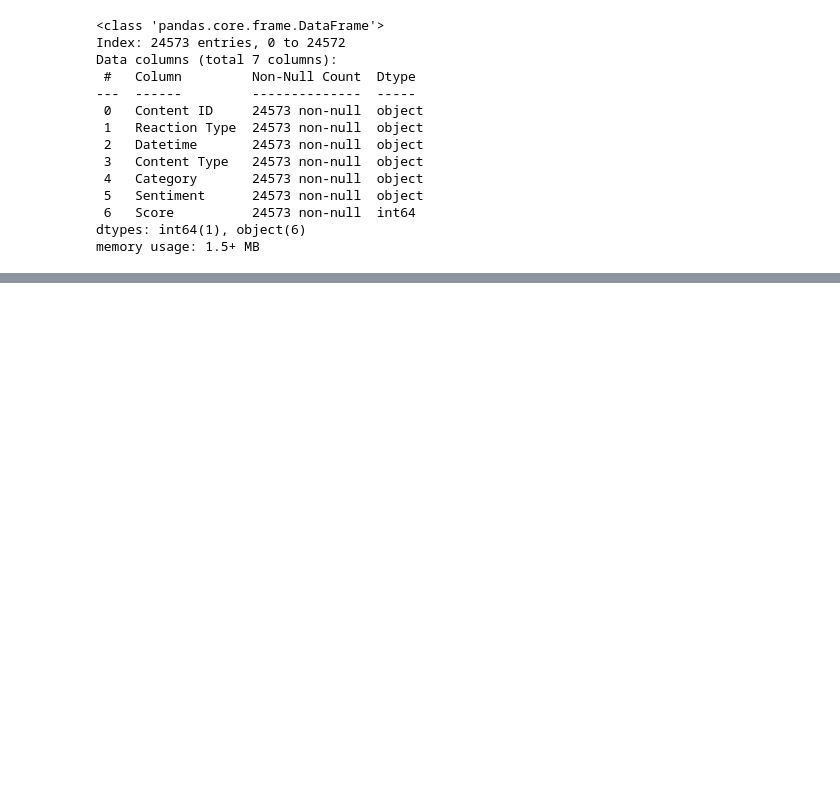
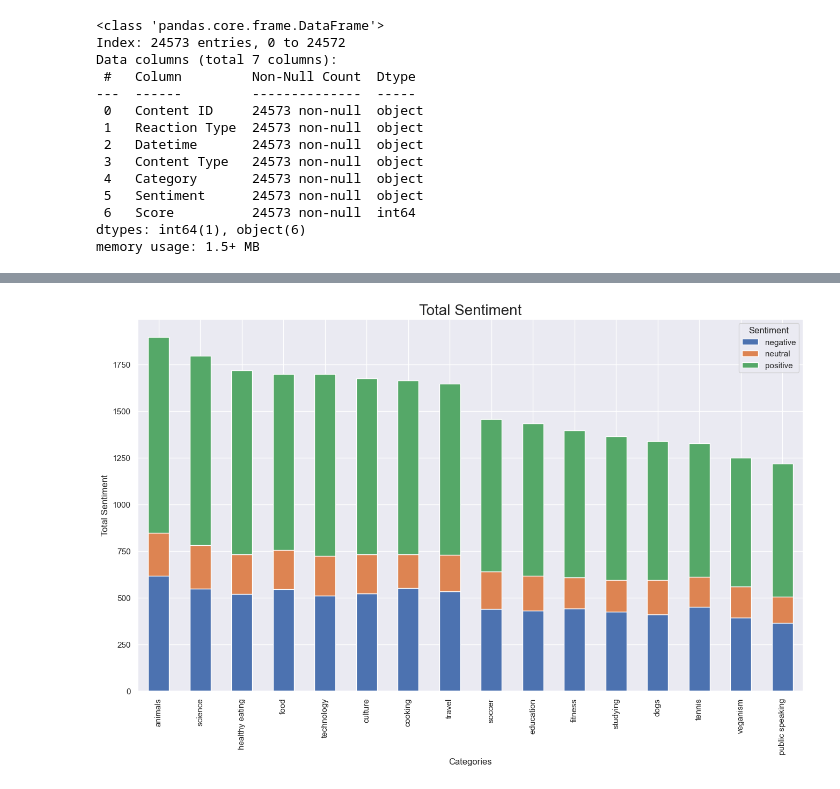
Before and after one commit to sabirinID/Accenture-Data-Analytics-Virtual-Internship, a Jupyter notebook: Files/3-Data-Visualization-and-Storytelling/Task 3 Data Visualization.ipynb, the cells around one changed output, grey strips where cells are left out. Saved outputs shown, nothing was run; the diff lists cells and outputs as text; code cells hidden in the pictures; blank space fills up the shorter version.

```diff
--- a/Files/3-Data-Visualization-and-Storytelling/Task 3 Data Visualization.ipynb
+++ b/Files/3-Data-Visualization-and-Storytelling/Task 3 Data Visualization.ipynb
@@ -67,0 +153,8 @@ memory usage: 1.5+ MB
+# %%
+total_sentiment = (df.groupby('Category')['Sentiment']
+                   .value_counts()
+                   .unstack()
+                   .assign(Total=lambda x: x.sum(axis=1))
+                   .sort_values(by='Total', ascending=False)
+                   .drop(columns='Total'))
+total_sentiment
@@ -67,0 +180,10 @@ memory usage: 1.5+ MB
+# %%
+total_sentiment.plot(kind='bar', stacked=True, figsize=(16, 9))
+
+plt.title('Total Sentiment', fontsize=20)
+plt.xlabel('Categories')
+plt.ylabel('Total Sentiment')
+
+plt.show()
+# %% [output]
+[figure, added]
```
Also changed, not shown: parts of 7 cells of this notebook.
